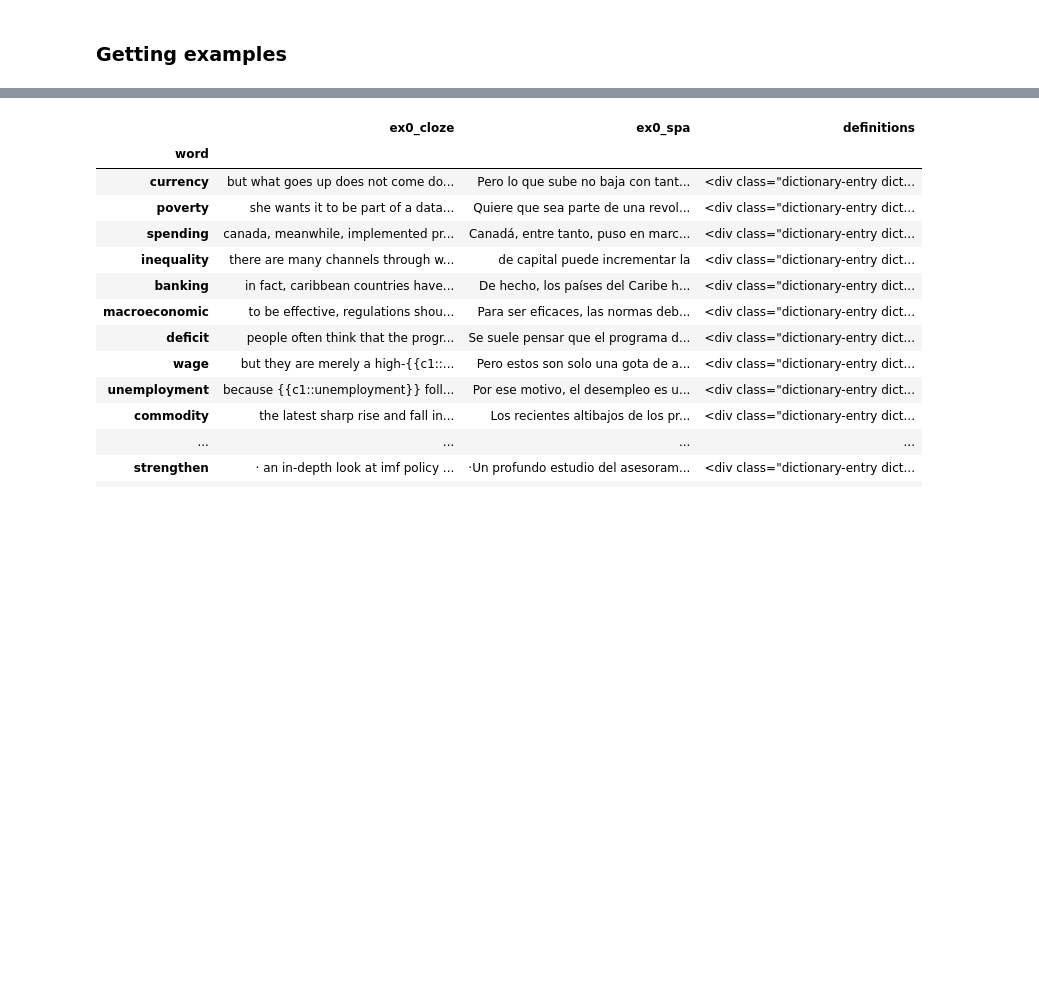
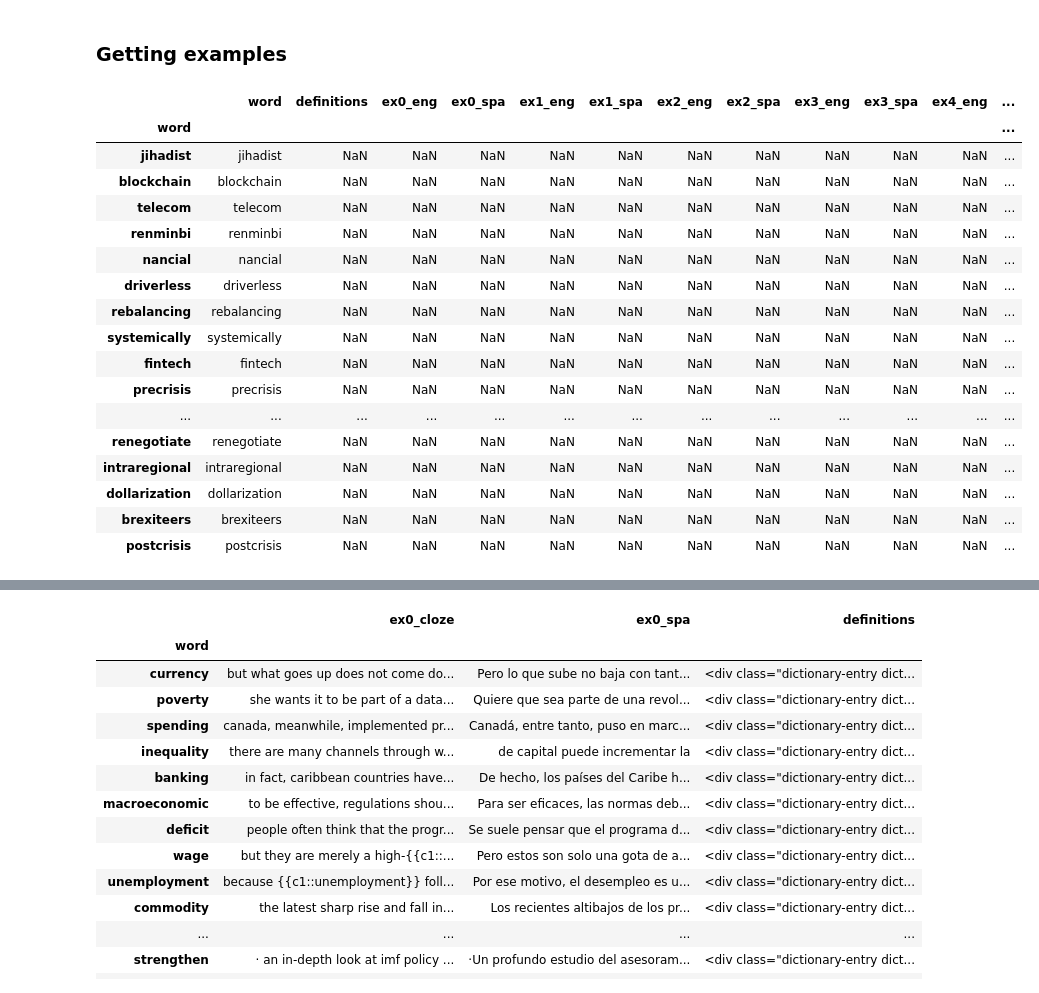
Before and after one commit to pvonglehn/economics_vocab, a Jupyter notebook: Blanca.ipynb, the cells around one changed output, grey strips where cells are left out. Saved outputs shown, nothing was run; the diff lists cells and outputs as text; code cells hidden in the pictures; blank space fills up the shorter version.

```diff
--- a/Blanca.ipynb
+++ b/Blanca.ipynb
@@ -529,0 +524,4 @@ Name: definitions, dtype: object
+# %%
+definitions = pd.read_csv("defintions_4_anki.txt",header=None,sep="\t")
+definitions.columns="word","definitions"
+definitions.index = definitions['word'].values
@@ -529,0 +532,10 @@ Name: definitions, dtype: object
+# %%
+content = definitions.loc["currency",'definitions']
+soup = BeautifulSoup(content,'lxml')
+for i, item in enumerate(soup.find_all(class_="dictionary-neodict-example")):
+    trans = item.parent.previousSibling.find_all(class_="dictionary-neodict-translation-translation")[0].text
+    if trans == "":
+        trans == "No direct translation"
+    english = item.find_all("span")[0].text
+    spanish = item.find_all(class_="exB")[0].text
+    print(trans,english,spanish)
@@ -529,0 +547,16 @@ Name: definitions, dtype: object
+# %%
+for word in definitions['word'][:400]:
+    try:
+        content = definitions.loc[word,'definitions']
+        soup = BeautifulSoup(content,'lxml')
+        for i, item in enumerate(soup.find_all(class_="dictionary-neodict-example")):
+            trans = item.parent.previousSibling.find_all(class_="dictionary-neodict-translation-translation")[0].text
+            if trans == "":
+                trans == "No direct translation"
+            english = item.find_all("span")[0].text
+            spanish = item.find_all(class_="exB")[0].text
+            definitions.loc[word,'ex{}trans'.format(i)] = trans
+            definitions.loc[word,'ex{}eng'.format(i)] = english
+            definitions.loc[word,'ex{}spa'.format(i)] = spanish
+    except:
+        continue
@@ -529,0 +738,3 @@ Name: definitions, dtype: object
+# %%
+pd.options.display.max_rows=100
+for_anki.loc['yield',2] = for_anki.loc['yield',9]
@@ -532,6 +771,25 @@ Name: definitions, dtype: object
 # %%
 to_anki = definitions.copy()
 # %%
-to_anki.index = to_anki['word']
+to_anki[to_anki['definitions'].isnull()]
+# %% [output]
+|  | word | definitions | ex0_eng | ex0_spa | ex1_eng | ex1_spa | ex2_eng | ex2_spa | ex3_eng | ex3_spa | ex4_eng | ... |
+| word |  |  |  |  |  |  |  |  |  |  |  | ... |
+| jihadist | jihadist | NaN | NaN | NaN | NaN | NaN | NaN | NaN | NaN | NaN | NaN | ... |
+| blockchain | blockchain | NaN | NaN | NaN | NaN | NaN | NaN | NaN | NaN | NaN | NaN | ... |
+| telecom | telecom | NaN | NaN | NaN | NaN | NaN | NaN | NaN | NaN | NaN | NaN | ... |
+| renminbi | renminbi | NaN | NaN | NaN | NaN | NaN | NaN | NaN | NaN | NaN | NaN | ... |
+| nancial | nancial | NaN | NaN | NaN | NaN | NaN | NaN | NaN | NaN | NaN | NaN | ... |
+| driverless | driverless | NaN | NaN | NaN | NaN | NaN | NaN | NaN | NaN | NaN | NaN | ... |
+| rebalancing | rebalancing | NaN | NaN | NaN | NaN | NaN | NaN | NaN | NaN | NaN | NaN | ... |
+| systemically | systemically | NaN | NaN | NaN | NaN | NaN | NaN | NaN | NaN | NaN | NaN | ... |
+| fintech | fintech | NaN | NaN | NaN | NaN | NaN | NaN | NaN | NaN | NaN | NaN | ... |
+| precrisis | precrisis | NaN | NaN | NaN | NaN | NaN | NaN | NaN | NaN | NaN | NaN | ... |
+| ... | ... | ... | ... | ... | ... | ... | ... | ... | ... | ... | ... | ... |
+| renegotiate | renegotiate | NaN | NaN | NaN | NaN | NaN | NaN | NaN | NaN | NaN | NaN | ... |
+| intraregional | intraregional | NaN | NaN | NaN | NaN | NaN | NaN | NaN | NaN | NaN | NaN | ... |
+| dollarization | dollarization | NaN | NaN | NaN | NaN | NaN | NaN | NaN | NaN | NaN | NaN | ... |
+| brexiteers | brexiteers | NaN | NaN | NaN | NaN | NaN | NaN | NaN | NaN | NaN | NaN | ... |
+| postcrisis | postcrisis | NaN | NaN | NaN | NaN | NaN | NaN | NaN | NaN | NaN | NaN | ... |
 # %%
 %%time
```
Also changed, not shown: parts of 20 cells of this notebook.
